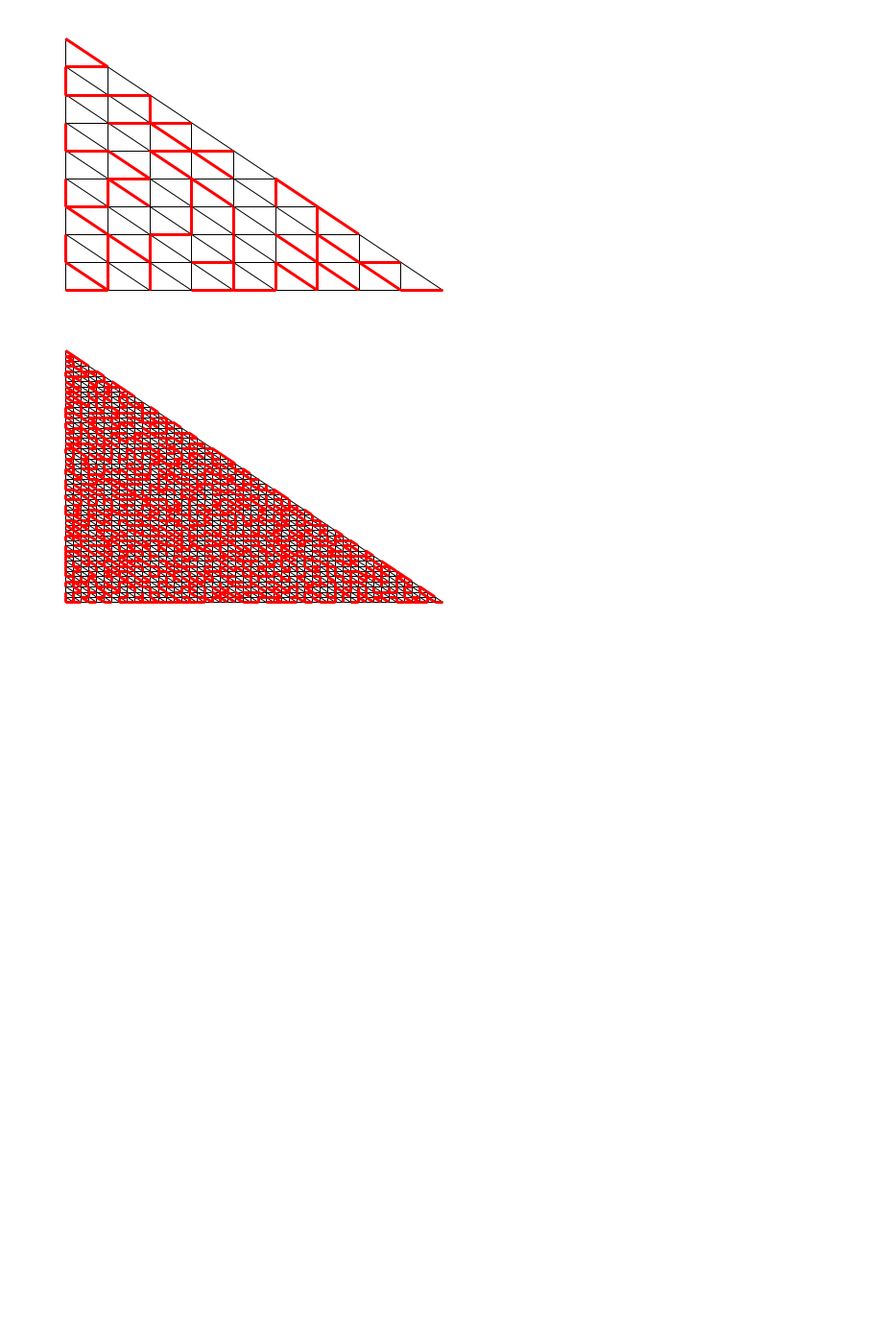
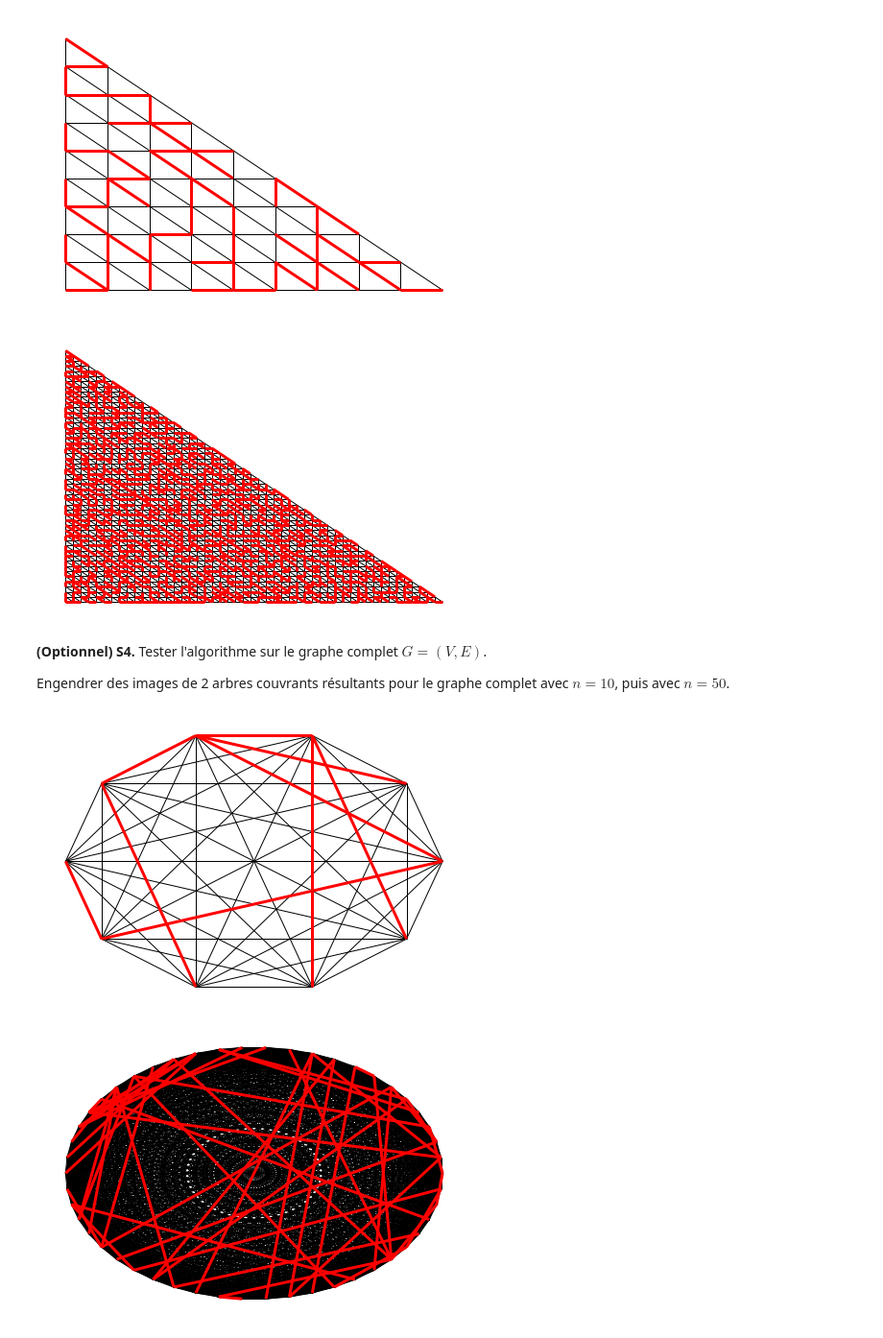
Before and after one commit to gostreap/wilson_algorithm, a Jupyter notebook: wilson.ipynb, the cells around one changed output. Shown at 96% size. Cells and saved outputs as stored; diff of their text form; code cells hidden in the pictures; blank space fills up the shorter version.

```diff
--- a/wilson.ipynb
+++ b/wilson.ipynb
@@ -313,3 +313,31 @@ wilson_and_drow(triangle_graph(50), triangle_pos(50))
 # %% [output]
 [figure]
 [figure]
+# %% [markdown]
+**(Optionnel) S4.** Tester l'algorithme sur le graphe complet $G = (V, E)$.
+
+Engendrer des images de 2 arbres couvrants résultants pour le graphe complet avec $n = 10$, puis avec $n = 50$.
+# %%
+def complete_graph(n):
+    vertices = list(range(n))
+    edges = []
+    for i in range(n):
+        for j in range(n):
+            edges.append((i, j))
+    return Graph(vertices=vertices, edges=edges)
+
+
+def complete_pos(n):
+    pos = dict()
+    module = n
+    for i in range(n):
+        arg1 = module * math.cos(2 * math.pi * i / n)
+        arg2 = module * math.sin(2 * math.pi * i / n)
+        pos[i] = (arg1, arg2)
+    return pos
+
+wilson_and_drow(complete_graph(10), complete_pos(10))
+wilson_and_drow(complete_graph(50), complete_pos(50))
+# %% [output]
+[figure, added]
+[figure, added]
```
Also changed, not shown: parts of 1 cell of this notebook, 1 other file.
